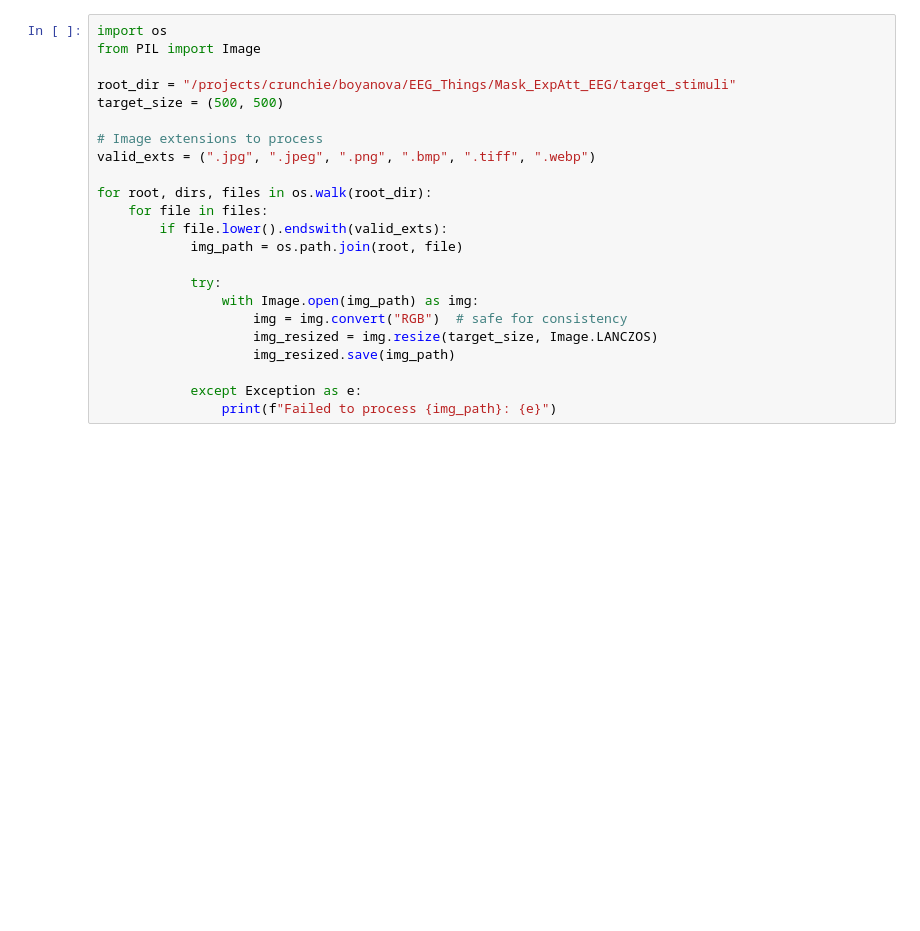
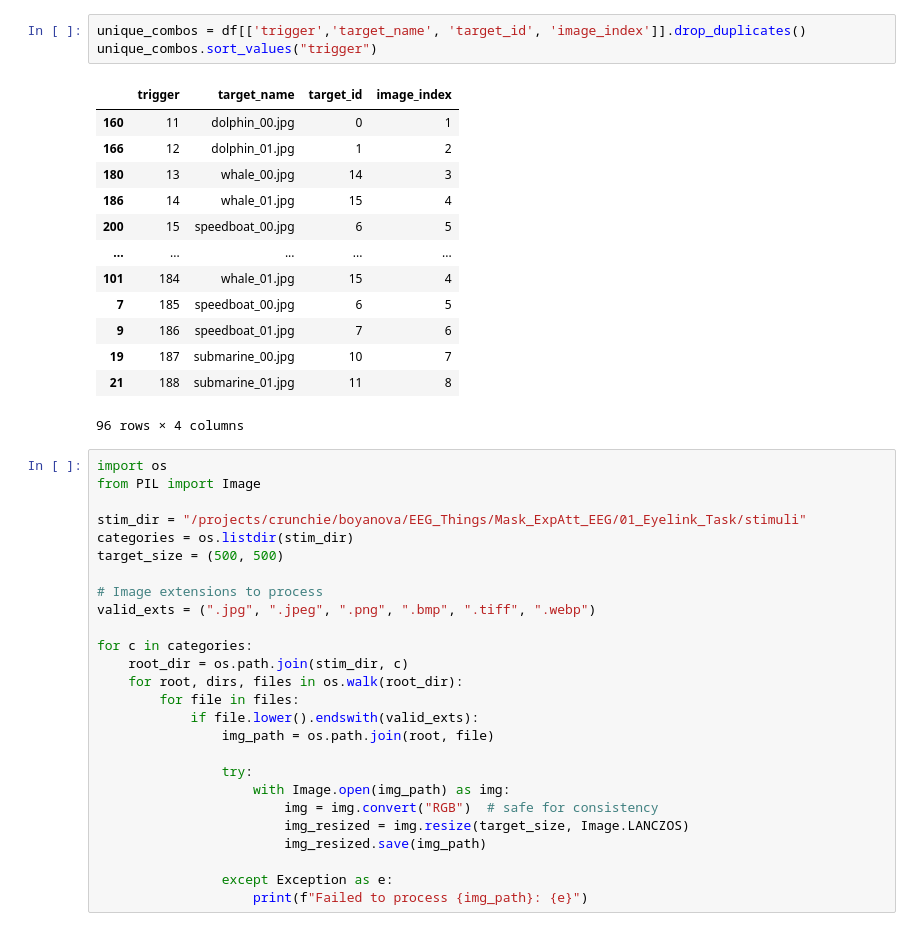
Before and after one commit to antoniyaaboyanova/Mask_ExpAtt_EEG, a Jupyter notebook: 01_Eyelink_Task/00_Design_Matrix.ipynb, the cells around one changed output. Drawn from its saved outputs; the diff is of its cells as text; blank space fills up the shorter version.

```diff
--- a/01_Eyelink_Task/00_Design_Matrix.ipynb
+++ b/01_Eyelink_Task/00_Design_Matrix.ipynb
@@ -282,23 +512,43 @@ trials, stimss = create_block_trials(stim_path, cue_data, random_seed=19)
+# %%
+unique_combos = df[['trigger','target_name', 'target_id', 'image_index']].drop_duplicates()
+unique_combos.sort_values("trigger")
+# %% [output]
+|  | trigger | target_name | target_id | image_index |
+| 160 | 11 | dolphin_00.jpg | 0 | 1 |
+| 166 | 12 | dolphin_01.jpg | 1 | 2 |
+| 180 | 13 | whale_00.jpg | 14 | 3 |
+| 186 | 14 | whale_01.jpg | 15 | 4 |
+| 200 | 15 | speedboat_00.jpg | 6 | 5 |
+| ... | ... | ... | ... | ... |
+| 101 | 184 | whale_01.jpg | 15 | 4 |
+| 7 | 185 | speedboat_00.jpg | 6 | 5 |
+| 9 | 186 | speedboat_01.jpg | 7 | 6 |
+| 19 | 187 | submarine_00.jpg | 10 | 7 |
+| 21 | 188 | submarine_01.jpg | 11 | 8 |
+96 rows × 4 columns
 # %%
 import os
 from PIL import Image
 
-root_dir = "/projects/crunchie/boyanova/EEG_Things/Mask_ExpAtt_EEG/target_stimuli"
+stim_dir = "/projects/crunchie/boyanova/EEG_Things/Mask_ExpAtt_EEG/01_Eyelink_Task/stimuli"
+categories = os.listdir(stim_dir)
 target_size = (500, 500)
 
 # Image extensions to process
 valid_exts = (".jpg", ".jpeg", ".png", ".bmp", ".tiff", ".webp")
 
-for root, dirs, files in os.walk(root_dir):
-    for file in files:
-        if file.lower().endswith(valid_exts):
-            img_path = os.path.join(root, file)
+for c in categories:
+    root_dir = os.path.join(stim_dir, c)
+    for root, dirs, files in os.walk(root_dir):
+        for file in files:
+            if file.lower().endswith(valid_exts):
+                img_path = os.path.join(root, file)
 
-            try:
-                with Image.open(img_path) as img:
-                    img = img.convert("RGB")  # safe for consistency
-                    img_resized = img.resize(target_size, Image.LANCZOS)
-                    img_resized.save(img_path)
+                try:
+                    with Image.open(img_path) as img:
+                        img = img.convert("RGB")  # safe for consistency
+                        img_resized = img.resize(target_size, Image.LANCZOS)
+                        img_resized.save(img_path)
 
-            except Exception as e:
-                print(f"Failed to process {img_path}: {e}")
+                except Exception as e:
+                    print(f"Failed to process {img_path}: {e}")
```
Also changed, not shown: parts of 8 cells of this notebook, 21 other files.
